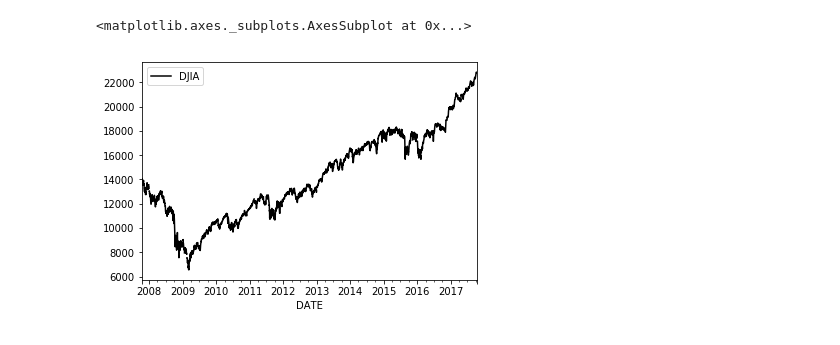
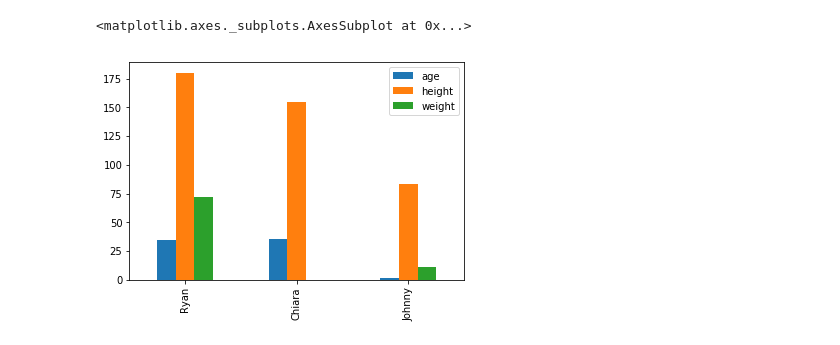
Before and after one commit to rabernat/research_computing, a Jupyter notebook: content/lectures/python/pandas.ipynb, the cells around one changed output. Cells and saved outputs as stored; diff of their text form; code cells hidden in the pictures.

```diff
--- a/content/lectures/python/pandas.ipynb
+++ b/content/lectures/python/pandas.ipynb
@@ -52,0 +106,7 @@ df.head()
+# %%
+# first we create a dictionary
+data = {'age': [35, 36, 1.8],
+        'height': [180, 155, 83],
+        'weight': [72.5, np.nan, 11.3]}
+df = pd.DataFrame(data, index=['Ryan', 'Chiara', 'Johnny'])
+df
@@ -63,3 +130,0 @@ memory usage: 40.8 KB
-# %%
-df = df.set_index('DATE')
-df.info()
@@ -84,0 +186,3 @@ df.describe()
+# %%
+df['density'] = df.weight / df.height
+df
@@ -84,0 +237,3 @@ df.describe()
+# %%
+df['is_adult'] = df.age > 18
+df
@@ -85,5 +254,5 @@ df.describe()
 # %%
-df.plot()
+df.plot(kind='bar')
 # %% [output]
 <matplotlib.axes._subplots.AxesSubplot at 0x...>
-[figure, old version]
+[figure, new version]
```
Also changed, not shown: parts of 88 cells of this notebook.
